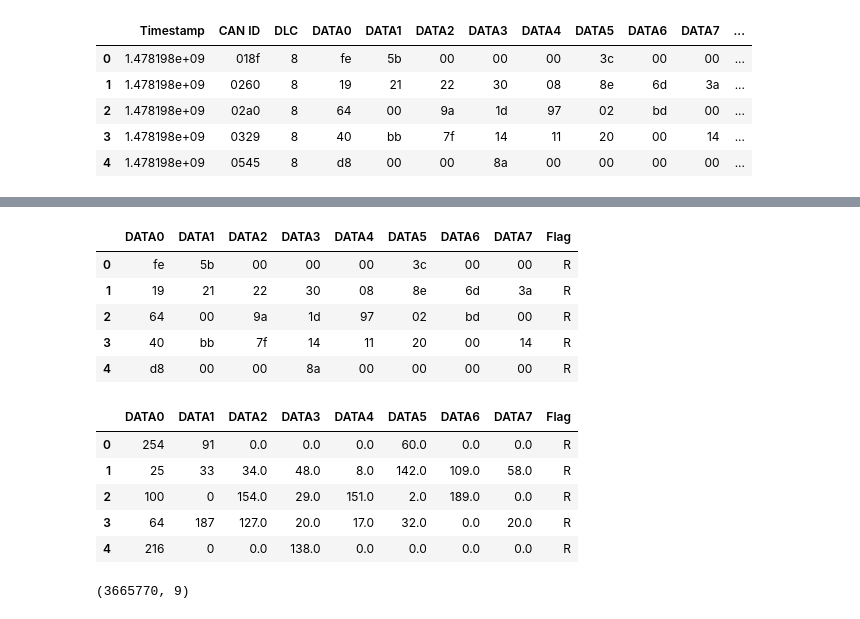
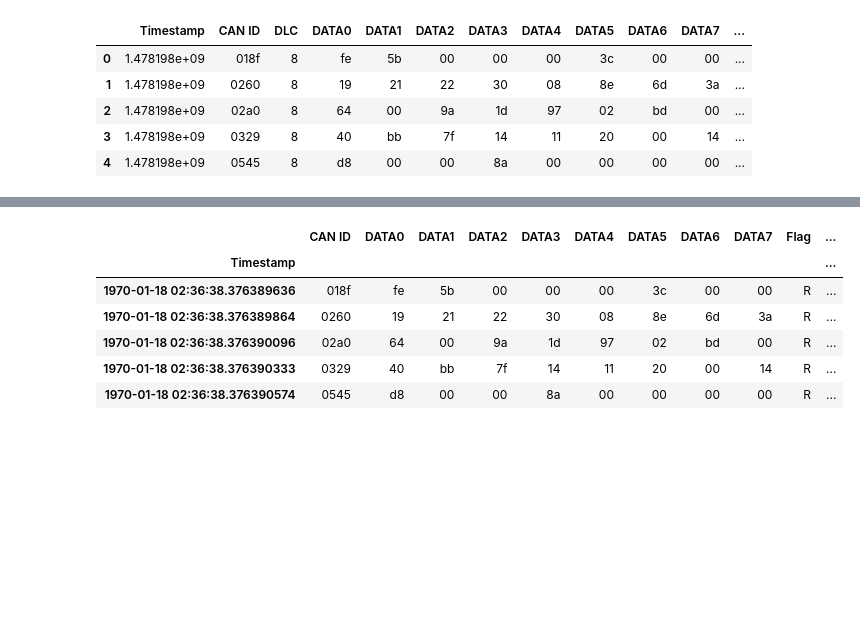
Before and after one commit to pranav-k-jha/kaggle-notebooks, a Jupyter notebook: cav-ml-prediction-model.ipynb, the cells around one changed output, grey strips where cells are left out. Saved outputs shown, nothing was run; the diff lists cells and outputs as text; code cells hidden in the pictures; blank space fills up the shorter version.

Commit message:
Kaggle Notebook | CAV ML Prediction Model | Version 5

```diff
--- a/cav-ml-prediction-model.ipynb
+++ b/cav-ml-prediction-model.ipynb
@@ -6,7 +11,7 @@ import seaborn as sns
 # %%
-dos = pd.read_csv('/kaggle/input/car-hacking-dataset/DoS_dataset.csv')
-dos.columns = ['Timestamp', 'CAN ID', 'DLC', 'DATA0', 'DATA1', 'DATA2', 'DATA3', 'DATA4', 'DATA5', 'DATA6', 'DATA7', 'Flag']
-dos.head()
+df = pd.read_csv('/kaggle/input/car-hacking-dataset/DoS_dataset.csv')
+df.columns = ['Timestamp', 'CAN ID', 'DLC', 'DATA0', 'DATA1', 'DATA2', 'DATA3', 'DATA4', 'DATA5', 'DATA6', 'DATA7', 'Flag']
+df.head()
 # %% [output]
 |  | Timestamp | CAN ID | DLC | DATA0 | DATA1 | DATA2 | DATA3 | DATA4 | DATA5 | DATA6 | DATA7 | ... |
 | 0 | 1.478198e+09 | 018f | 8 | fe | 5b | 00 | 00 | 00 | 3c | 00 | 00 | ... |
@@ -16,0 +34,15 @@ dos.head()
+# %%
+df_2 = df.copy()
+# Convert 'Timestamp' to datetime
+df_2['Timestamp'] = pd.to_datetime(df_2['Timestamp'], unit='ms')
+
+# Set Timestamp as the index
+df_2 = df_2.set_index('Timestamp')
+
+# Calculate time intervals between messages
+df_2['Time_delta'] = df_2.index.to_series().diff()
+
+# Count occurrences of '0000' CAN IDs in a 300ms rolling window
+df_2['0000_Count'] = (df_2['CAN ID'] == '0000').astype(int).rolling('300ms').sum()
+
+df_2.head()
@@ -16,0 +57,3 @@ dos.head()
+# %%
+df_2['Time_delta'] = df_2['Time_delta'].fillna(pd.Timedelta(seconds=0))  # Replace NaT with 0 seconds
+df_2.head()
@@ -17,11 +95,12 @@ dos.head()
 # %%
 # Drop unnecessary columns
-df = dos.drop(['CAN ID', "Timestamp", "DLC"], axis=1)
-df.head()
+df_3 = df_2.drop(["DLC"], axis=1).copy()
+df_3.head()
 # %% [output]
-|  | DATA0 | DATA1 | DATA2 | DATA3 | DATA4 | DATA5 | DATA6 | DATA7 | Flag |
-| 0 | fe | 5b | 00 | 00 | 00 | 3c | 00 | 00 | R |
-| 1 | 19 | 21 | 22 | 30 | 08 | 8e | 6d | 3a | R |
-| 2 | 64 | 00 | 9a | 1d | 97 | 02 | bd | 00 | R |
-| 3 | 40 | bb | 7f | 14 | 11 | 20 | 00 | 14 | R |
-| 4 | d8 | 00 | 00 | 8a | 00 | 00 | 00 | 00 | R |
+|  | CAN ID | DATA0 | DATA1 | DATA2 | DATA3 | DATA4 | DATA5 | DATA6 | DATA7 | Flag | ... |
+| Timestamp |  |  |  |  |  |  |  |  |  |  | ... |
+| 1970-01-18 02:36:38.376389636 | 018f | fe | 5b | 00 | 00 | 00 | 3c | 00 | 00 | R | ... |
+| 1970-01-18 02:36:38.376389864 | 0260 | 19 | 21 | 22 | 30 | 08 | 8e | 6d | 3a | R | ... |
+| 1970-01-18 02:36:38.376390096 | 02a0 | 64 | 00 | 9a | 1d | 97 | 02 | bd | 00 | R | ... |
+| 1970-01-18 02:36:38.376390333 | 0329 | 40 | bb | 7f | 14 | 11 | 20 | 00 | 14 | R | ... |
+| 1970-01-18 02:36:38.376390574 | 0545 | d8 | 00 | 00 | 8a | 00 | 00 | 00 | 00 | R | ... |
@@ -42,13 +106,0 @@ for col in df.columns[:-1]:  # Exclude 'Flag' column
-# %%
-df.head()
-# %% [output]
-|  | DATA0 | DATA1 | DATA2 | DATA3 | DATA4 | DATA5 | DATA6 | DATA7 | Flag |
-| 0 | 254 | 91 | 0.0 | 0.0 | 0.0 | 60.0 | 0.0 | 0.0 | R |
-| 1 | 25 | 33 | 34.0 | 48.0 | 8.0 | 142.0 | 109.0 | 58.0 | R |
-| 2 | 100 | 0 | 154.0 | 29.0 | 151.0 | 2.0 | 189.0 | 0.0 | R |
-| 3 | 64 | 187 | 127.0 | 20.0 | 17.0 | 32.0 | 0.0 | 20.0 | R |
-| 4 | 216 | 0 | 0.0 | 138.0 | 0.0 | 0.0 | 0.0 | 0.0 | R |
-# %%
-df.shape
-# %% [output]
-(3665770, 9)
```
Also changed, not shown: parts of 39 cells of this notebook.
